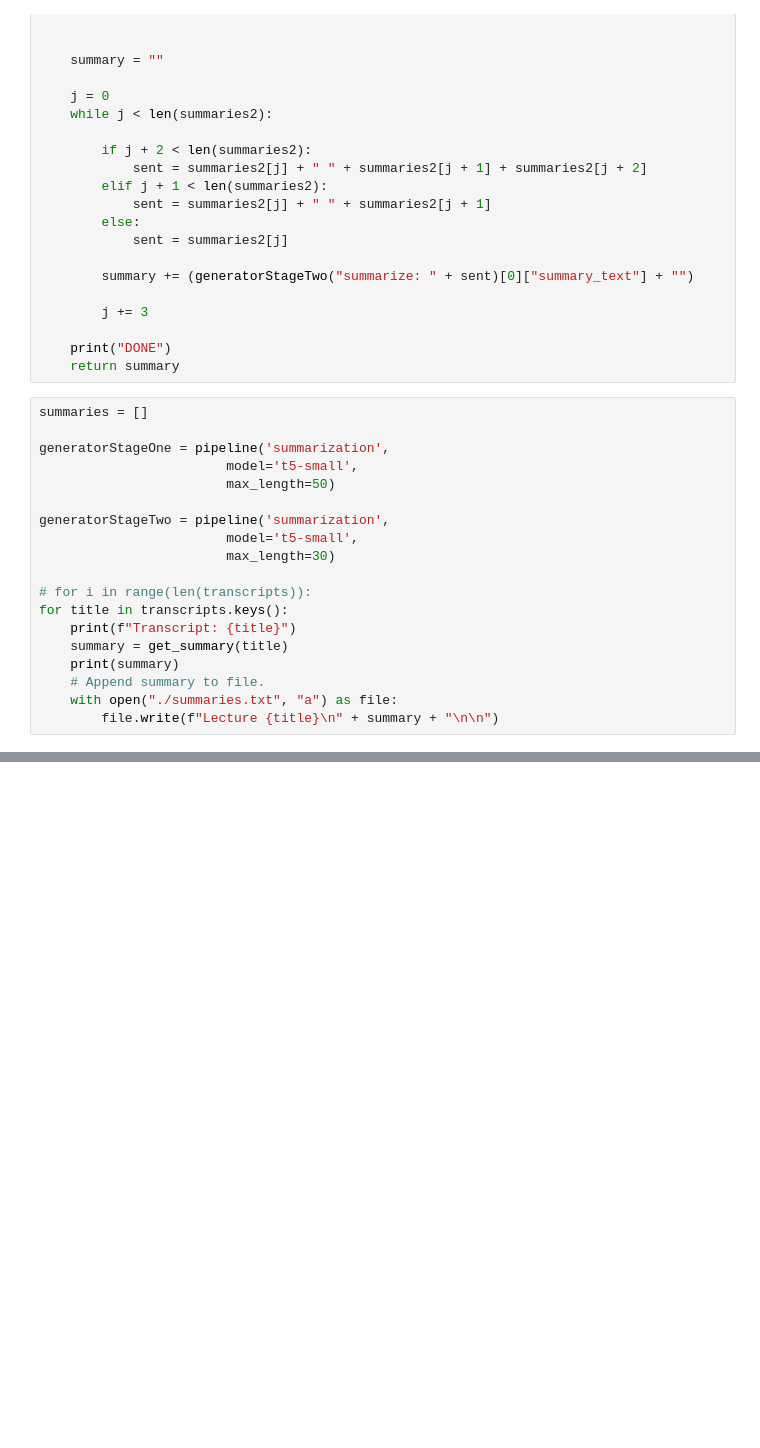
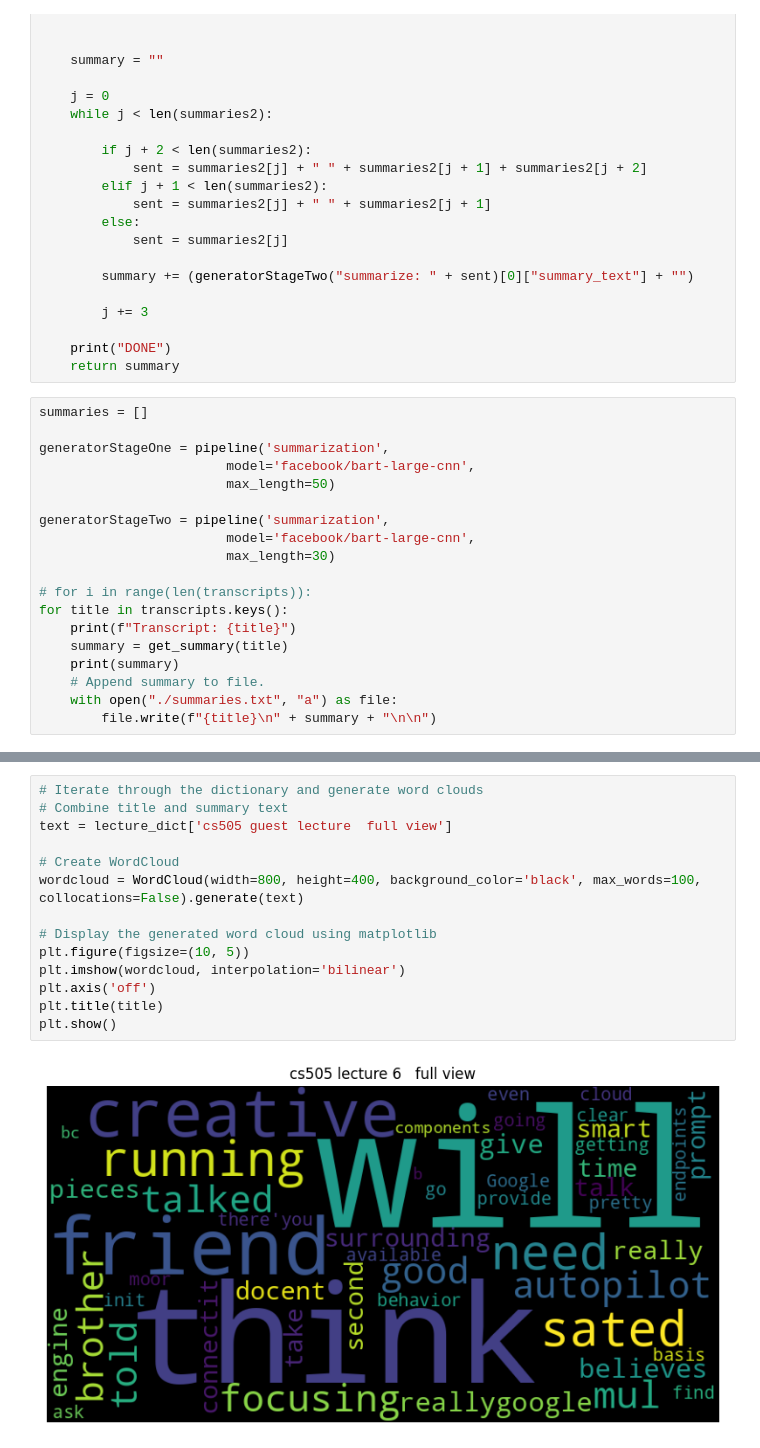
Before and after one commit to tkhar/lecture_summary, a Jupyter notebook: YoutubeTranscripts.ipynb, the cells around one changed output, grey strips where cells are left out. Saved outputs shown, nothing was run; the diff lists cells and outputs as text; blank space fills up the shorter version.

```diff
--- a/YoutubeTranscripts.ipynb
+++ b/YoutubeTranscripts.ipynb
@@ -258,11 +262,11 @@ def get_summary(i):
 summaries = []
 
 generatorStageOne = pipeline('summarization',
-                        model='t5-small',
+                        model='facebook/bart-large-cnn',
                         max_length=50)
 
 generatorStageTwo = pipeline('summarization',
-                        model='t5-small',
+                        model='facebook/bart-large-cnn',
                         max_length=30)
 
 # for i in range(len(transcripts)):
@@ -272,6 +276,6 @@ for title in transcripts.keys():
     print(summary)
     # Append summary to file.
     with open("./summaries.txt", "a") as file:
-        file.write(f"Lecture {title}\n" + summary + "\n\n")
+        file.write(f"{title}\n" + summary + "\n\n")
 # %% [output]
 Transcript: CS505 Lecture 22 Slide View
@@ -291,0 +425,16 @@ KeyboardInterrupt:
+# %%
+# Iterate through the dictionary and generate word clouds
+# Combine title and summary text
+text = lecture_dict['cs505 guest lecture  full view']
+
+# Create WordCloud
+wordcloud = WordCloud(width=800, height=400, background_color='black', max_words=100, collocations=False).generate(text)
+
+# Display the generated word cloud using matplotlib
+plt.figure(figsize=(10, 5))
+plt.imshow(wordcloud, interpolation='bilinear')
+plt.axis('off')
+plt.title(title)
+plt.show()
+# %% [output]
+[figure, added]
```
Also changed, not shown: parts of 10 cells of this notebook, 3 other files.
